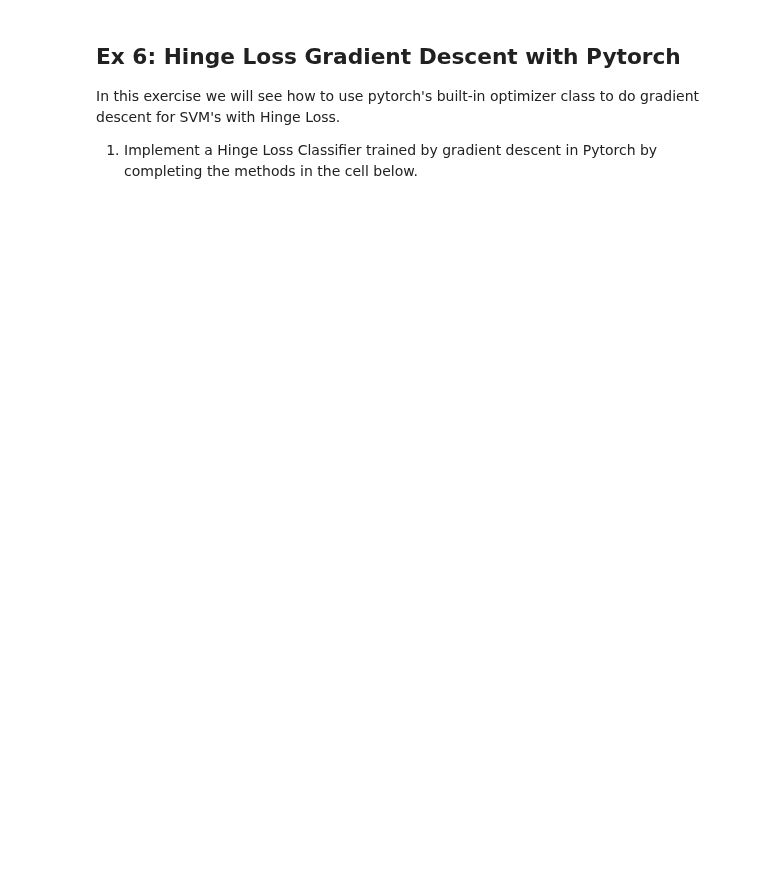
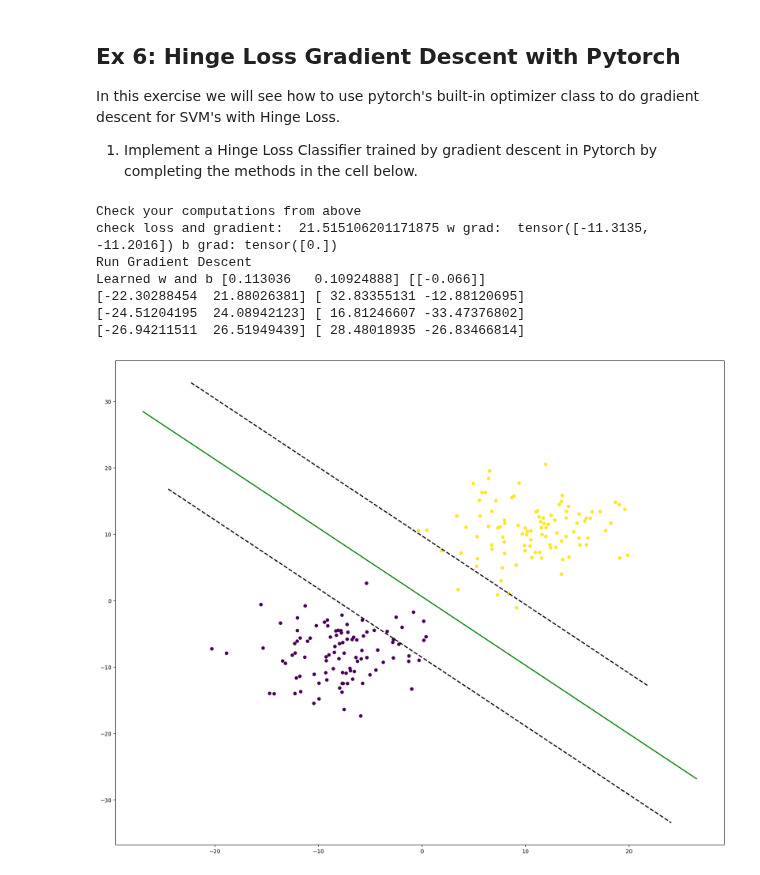
Before and after one commit to Moth-0/Uni, a Jupyter notebook: 5. Semester/Machine/TØ/week9/theory.ipynb, the cells around one changed output. Drawn from its saved outputs; the diff is of its cells as text; code cells hidden in the pictures; blank space fills up the shorter version.

```diff
--- a/5. Semester/Machine/TØ/week9/theory.ipynb
+++ b/5. Semester/Machine/TØ/week9/theory.ipynb
@@ -322,7 +372,7 @@ class HingeLossClassifier():
     def hinge_loss(self, X, y, w, b, c):
         """
         Compute c times average Hinge Loss plus ||w||^2 on Torch tensors
-        torch.sum and x.clamp may com in useful
+        torch.sum and x.clamp may come in useful
 
         Args:
             X: torch.tensor shape n,d
@@ -334,6 +384,10 @@ class HingeLossClassifier():
         loss torch.tensor 1 x 1
         """
         ### YOUR CODE HERE
+        n, d = X.shape
+        margins = (X @ w + b)*y
+        terms = torch.clamp(1-margins, min=0.0)
+        loss = torch.norm(w)**2 + c/n * torch.sum(terms)
         ### END CODE
         return loss
 
@@ -345,6 +399,8 @@ class HingeLossClassifier():
         """
         out = None
         ### YOUR CODE HERE
+        pred = X @ self.w + self.b
+        out = torch.sign(pred)
         ### END CODE
         return out
 
@@ -357,6 +413,8 @@ class HingeLossClassifier():
         """
         acc = None
         ### YOUR CODE HERE
+        pred = self.predict(X)
+        acc = torch.mean((pred == y).float())
         ### END CODE
         return acc
 
@@ -376,6 +434,12 @@ class HingeLossClassifier():
         optimizer = optim.SGD([w, b], lr=lr)
         # remember to call optimizer.zero_grad
         ### YOUR CODE HERE
+        for e in range(epochs):
+            optimizer.zero_grad()
+            loss = self.hinge_loss(X, y, w, b, c)
+            loss.backward()
+
+            optimizer.step()
         ### END CODE
         self.w = w.detach()
         self.b = b.detach()
@@ -395,30 +459,39 @@ print('check loss and gradient: ', loss.item(),'w grad: ', w_test.grad, 'b grad:
 print('Run Gradient Descent')
 cl.fit(hinge_data_torch, hinge_labels_torch, 1, 30, 0.1)
 w = cl.w.numpy()
 b = cl.b.numpy().ravel()[0]
 print('Learned w and b', cl.w.numpy(), cl.b.numpy())
 
 def plot_hyperplane(ax, w, b, *args, **kwargs):
     xmin, xmax, ymin, ymax = ax.axis()
 
     if w[1]==0:
         # Vertical line
         print('vert')
         x = np.array((1 / w[0], 1 / w[0]))
         y = np.array((ymin, ymax))
     else:
         x = np.array((xmin, xmax))
         y = (-b -w[0] * x) / w[1]
     # plot the line
     print(x, y)
     ax.plot(x, y, *args, **kwargs)
 
 
 fig, ax = plt.subplots(1, 1, figsize=(20, 16))
 ax.scatter(hinge_data_numpy[:,0], hinge_data_numpy[:, 1], c=hinge_labels_numpy, s=30)
 margin = 1/np.linalg.norm(w)
 plot_hyperplane(ax, w, b - 1,'k--', linewidth=2)
 plot_hyperplane(ax, w, b + 1,'k--', linewidth=2)
 plot_hyperplane(ax, w, b,'g-', linewidth=2)
 
 plt.show()
+# %% [output]
+Check your computations from above
+check loss and gradient:  21.515106201171875 w grad:  tensor([-11.3135, -11.2016]) b grad: tensor([0.])
+Run Gradient Descent
+Learned w and b [0.113036   0.10924888] [[-0.066]]
+[-22.30288454  21.88026381] [ 32.83355131 -12.88120695]
+[-24.51204195  24.08942123] [ 16.81246607 -33.47376802]
+[-26.94211511  26.51949439] [ 28.48018935 -26.83466814]
+[figure, added]
```
Also changed, not shown: parts of 6 cells of this notebook.
